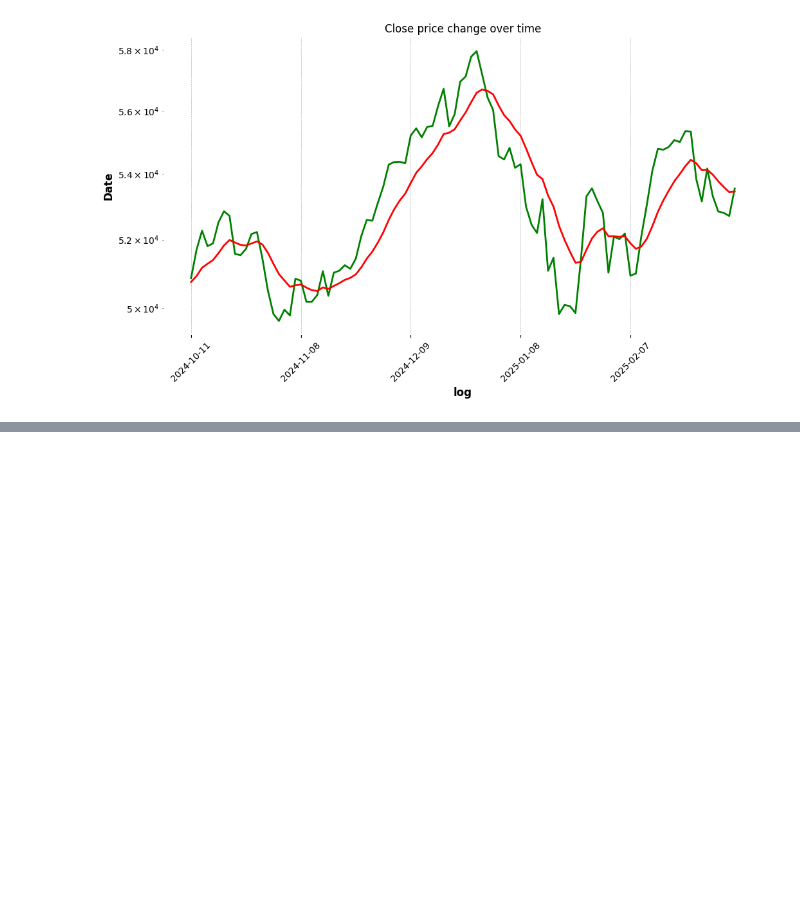
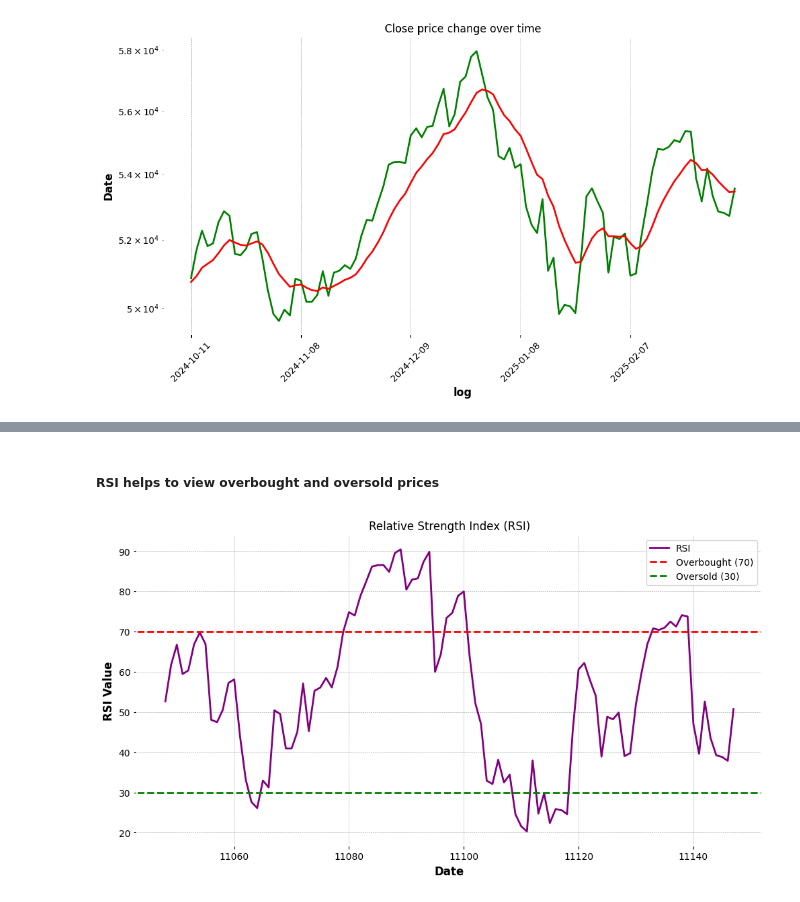
Before and after one commit to SmdZubair0/Stock-Price-Prediction, a Jupyter notebook: Visualization.ipynb, the cells around one changed output, grey strips where cells are left out. Drawn from its saved outputs; the diff is of its cells as text; code cells hidden in the pictures; blank space fills up the shorter version.

```diff
--- a/Visualization.ipynb
+++ b/Visualization.ipynb
@@ -81,0 +109,15 @@ plt.show()
+# %% [markdown]
+##### **RSI** helps to view overbought and oversold prices
+# %%
+plt.figure(figsize=(12, 6))
+plt.plot(df.index, df["RSI"], label="RSI", color="purple")
+plt.axhline(70, linestyle="--", color="red", label="Overbought (70)")
+plt.axhline(30, linestyle="--", color="green", label="Oversold (30)")
+
+plt.xlabel("Date")
+plt.ylabel("RSI Value")
+plt.title("Relative Strength Index (RSI)")
+plt.legend()
+plt.show()
+# %% [output]
+[figure, added]
```
Also changed, not shown: parts of 24 cells of this notebook.
